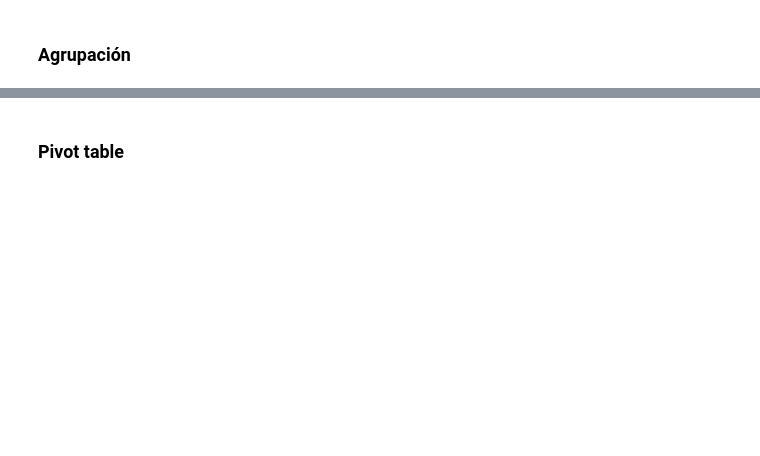
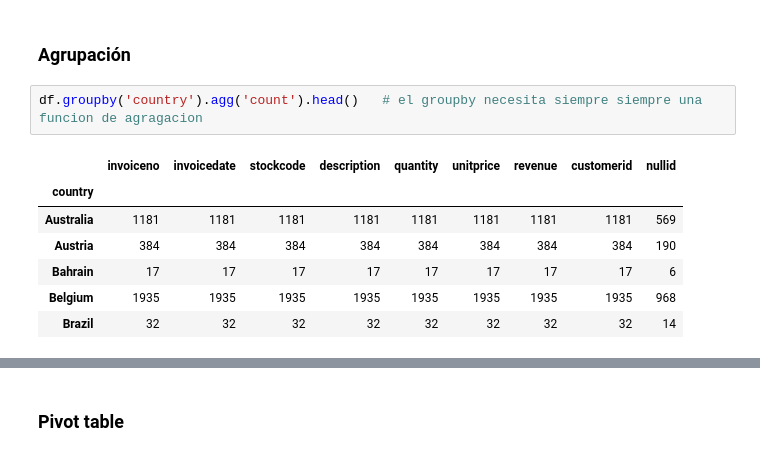
Before and after one commit to YonatanRA/ds_tb_part_21_09, a Jupyter notebook: 02-Data_Analysis/2.1 - Pandas Deepdive.ipynb, the cells around one changed output, grey strips where cells are left out. Saved outputs shown, nothing was run; the diff lists cells and outputs as text; blank space fills up the shorter version.

```diff
--- a/02-Data_Analysis/2.1 - Pandas Deepdive.ipynb
+++ b/02-Data_Analysis/2.1 - Pandas Deepdive.ipynb
@@ -594,3 +607,13 @@ df.drop_duplicates(subset=['country']).head()
 | 183 | 539353 | 2010-12-17 11:30:00 | 85123A | CREAM HANGING HEART T-LIGHT HOLDER | 6.0 | 2.95 | 17.70 | 12782 | Portugal | ... |
 # %% [markdown]
 ### Agrupación
+# %%
+df.groupby('country').agg('count').head()   # el groupby necesita siempre siempre una funcion de agragacion
+# %% [output]
+|  | invoiceno | invoicedate | stockcode | description | quantity | unitprice | revenue | customerid | nullid |
+| country |  |  |  |  |  |  |  |  |  |
+| Australia | 1181 | 1181 | 1181 | 1181 | 1181 | 1181 | 1181 | 1181 | 569 |
+| Austria | 384 | 384 | 384 | 384 | 384 | 384 | 384 | 384 | 190 |
+| Bahrain | 17 | 17 | 17 | 17 | 17 | 17 | 17 | 17 | 6 |
+| Belgium | 1935 | 1935 | 1935 | 1935 | 1935 | 1935 | 1935 | 1935 | 968 |
+| Brazil | 32 | 32 | 32 | 32 | 32 | 32 | 32 | 32 | 14 |
```
Also changed, not shown: parts of 35 cells of this notebook.
